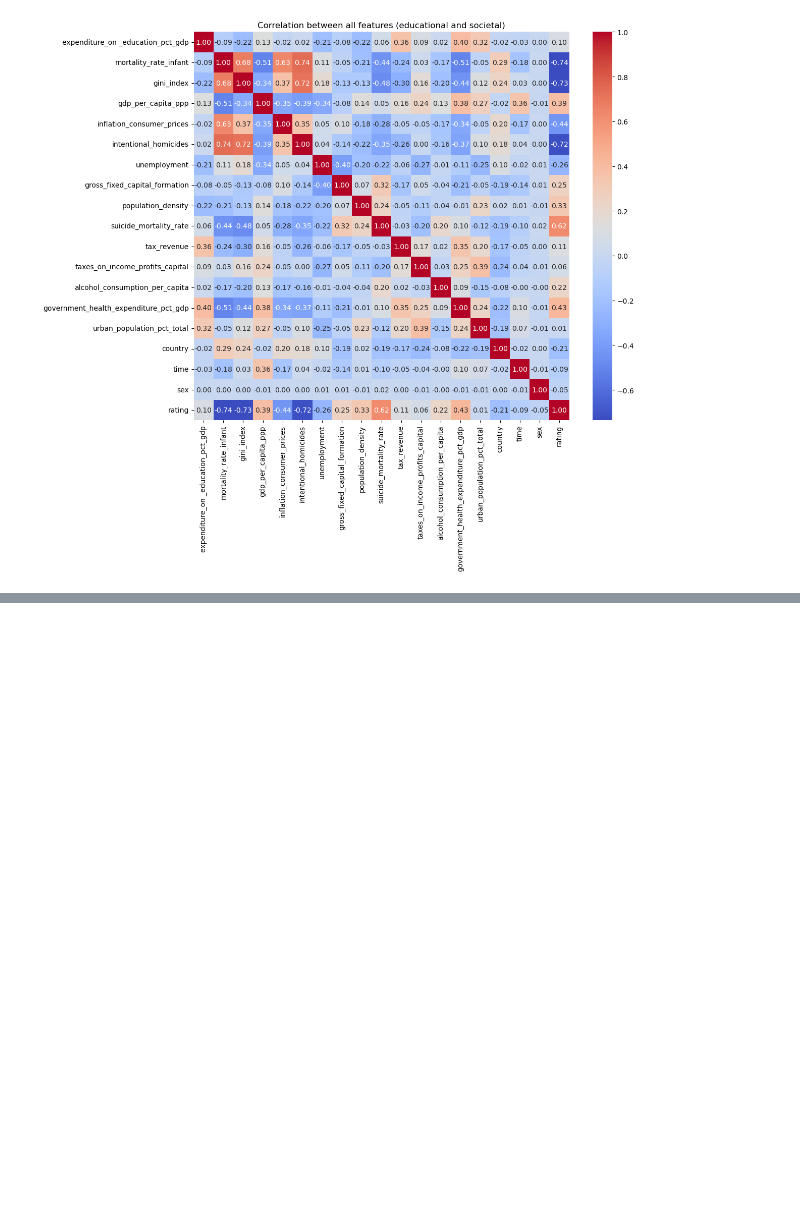
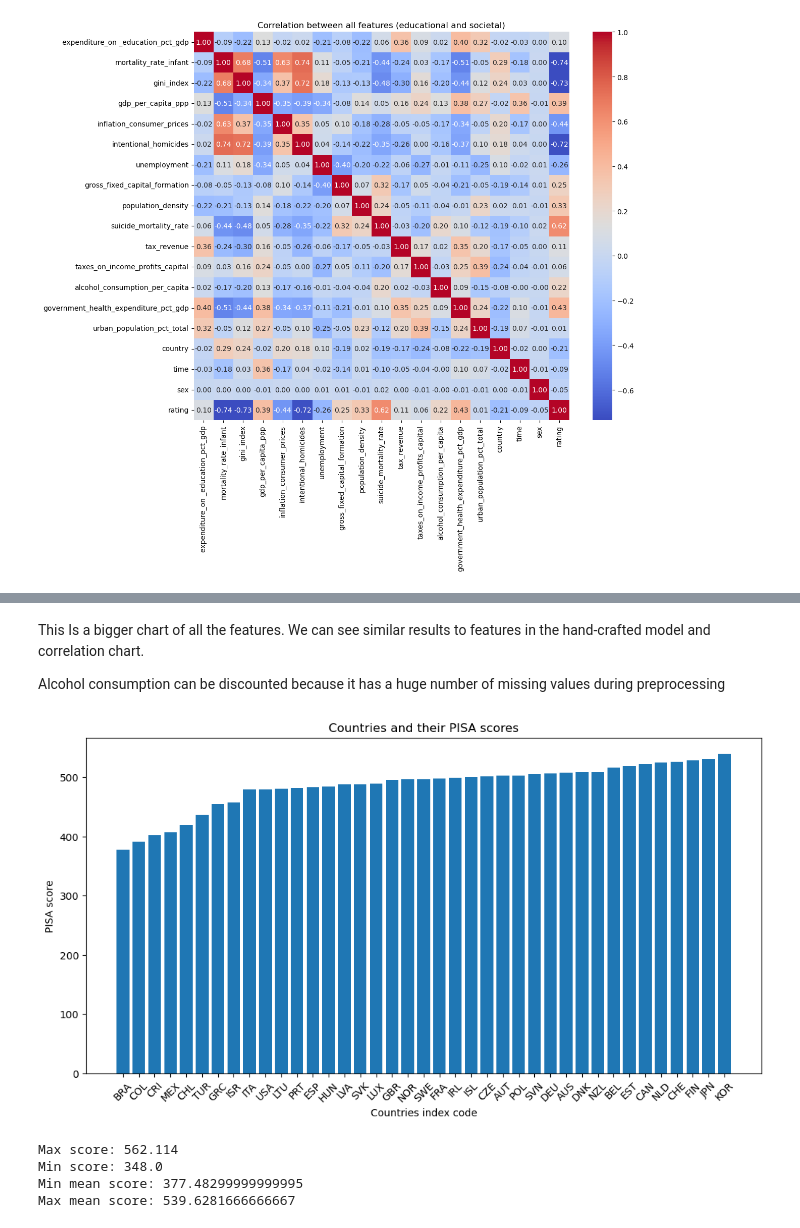
Before and after one commit to lin-howie/csci1090-final-project, a Jupyter notebook: data.ipynb, the cells around one changed output, grey strips where cells are left out. Drawn from its saved outputs; the diff is of its cells as text; code cells hidden in the pictures; blank space fills up the shorter version.

```diff
--- a/data.ipynb
+++ b/data.ipynb
@@ -212 +253,39 @@ plt.show()
+# %% [markdown]
+This Is a bigger chart of all the features. We can see similar results to features in the hand-crafted model and correlation chart.
+
+
+Alcohol consumption can be discounted because it has a huge number of missing values during preprocessing
+# %%
+# Visulizing distrubtions of scores alongside the countries they belong to
+
+# Since the dataset spltis into 3 rows, each with differnt PISA scores for Boys, Girls and TOT,
+# I am taking the mean score per country
+mean_scores_per_country = []
+for country in np.arange(0,39): # country columns are factorized into numbers, explaining arage
+    mean_scores_per_country.append(df[df['country'] == country]['rating'].mean())
+
+country_scores = pd.Series(mean_scores_per_country, index=countries) # convert the country score means into a series for easier sorting and using the countries list I saved earlier as a label
+
+country_scores_sorted = country_scores.sort_values(ascending=True) # sort
+
+plt.figure(figsize=(12, 6))
+plt.bar(country_scores_sorted.index, country_scores_sorted.values)
+plt.xticks(rotation=45)
+plt.title("Countries and their PISA scores")
+plt.xlabel("Countries index code")
+plt.ylabel("PISA score")
+plt.show()
+
+
+
+print("Max score:", df['rating'].max())
+print("Min score:", df['rating'].min())
+print("Min mean score:", country_scores_sorted[0])
+print("Max mean score:", country_scores_sorted[-1])
+# %% [output]
+[figure, added]
+Max score: 562.114
+Min score: 348.0
+Min mean score: 377.48299999999995
+Max mean score: 539.6281666666667
 # %% [markdown]
```
Also changed, not shown: parts of 12 cells of this notebook, 2 other files.
